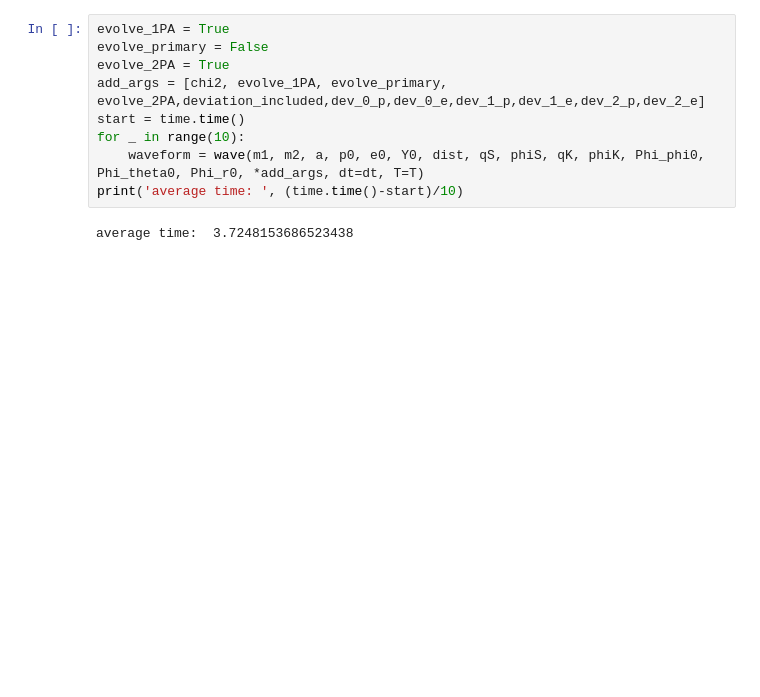
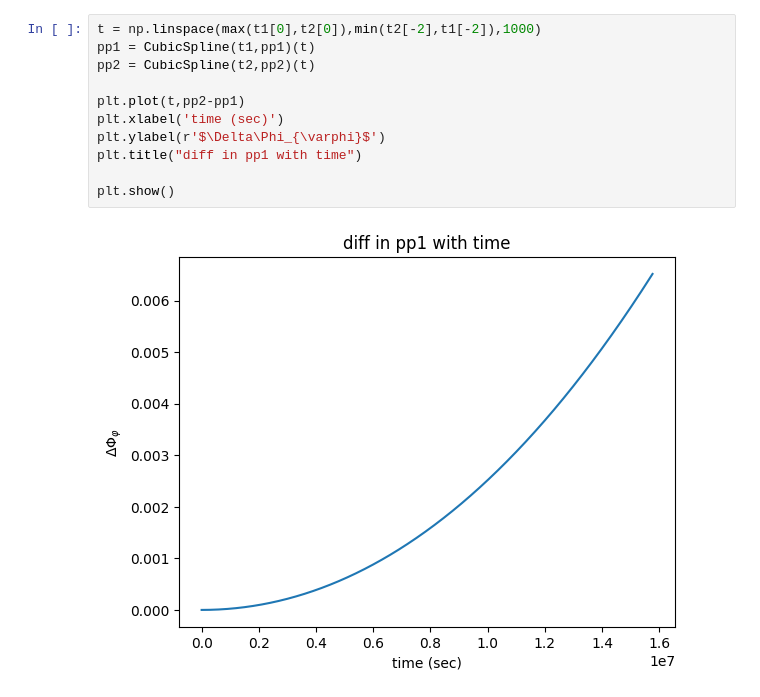
Before and after one commit to rishavrste/SuperKludge_r, a Jupyter notebook: Super_Kludge_Deviation_Example/SuperKludge_example_EMRI.ipynb, the cells around one changed output. Saved outputs shown, nothing was run; the diff lists cells and outputs as text; blank space fills up the shorter version.

```diff
--- a/Super_Kludge_Deviation_Example/SuperKludge_example_EMRI.ipynb
+++ b/Super_Kludge_Deviation_Example/SuperKludge_example_EMRI.ipynb
@@ -236,12 +177,14 @@ Error:
 # %%
-evolve_1PA = True
-evolve_primary = False
-evolve_2PA = True
-add_args = [chi2, evolve_1PA, evolve_primary, evolve_2PA,deviation_included,dev_0_p,dev_0_e,dev_1_p,dev_1_e,dev_2_p,dev_2_e]
-start = time.time()
-for _ in range(10):
-    waveform = wave(m1, m2, a, p0, e0, Y0, dist, qS, phiS, qK, phiK, Phi_phi0, Phi_theta0, Phi_r0, *add_args, dt=dt, T=T)
-print('average time: ', (time.time()-start)/10)
+t = np.linspace(max(t1[0],t2[0]),min(t2[-2],t1[-2]),1000)
+pp1 = CubicSpline(t1,pp1)(t)
+pp2 = CubicSpline(t2,pp2)(t)
+
+plt.plot(t,pp2-pp1)
+plt.xlabel('time (sec)')
+plt.ylabel(r'$\Delta\Phi_{\varphi}$')
+plt.title("diff in pp1 with time")
+
+plt.show()
 # %% [output]
-average time:  3.7248153686523438
+[figure, added]
 # %%
```
Also changed, not shown: parts of 14 cells of this notebook, 3 other files.
